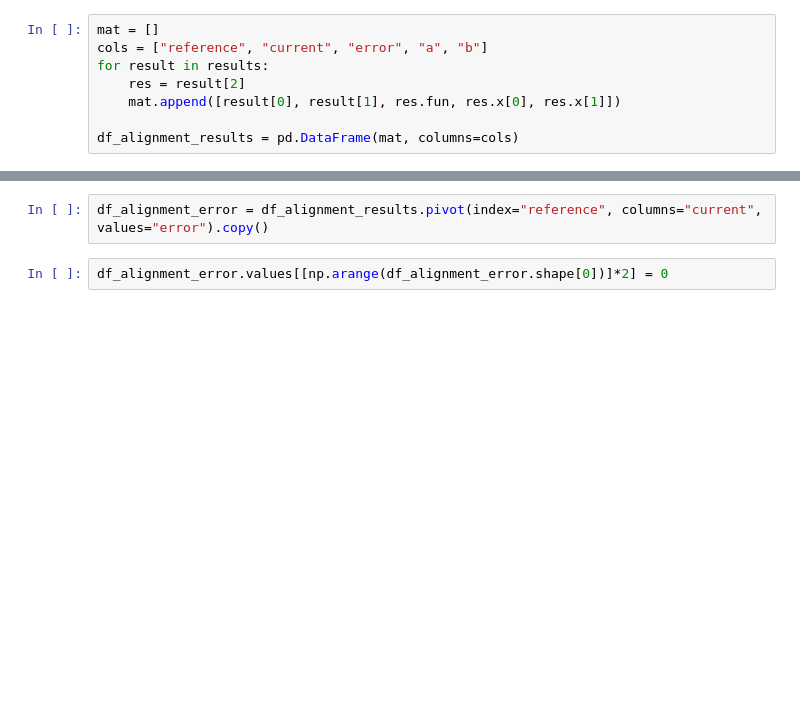
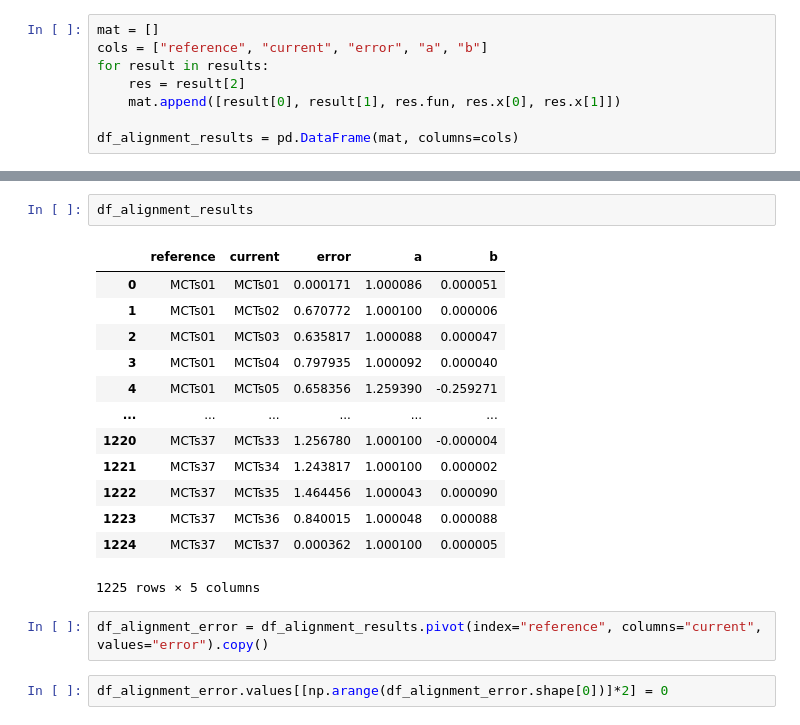
Before and after one commit to knights-lab/foodworks, a Jupyter notebook: notebooks/2_temporal_alignments_pairwise.ipynb, the cells around one changed output, grey strips where cells are left out. Cells and saved outputs as stored; diff of their text form; blank space fills up the shorter version.

```diff
--- a/notebooks/2_temporal_alignments_pairwise.ipynb
+++ b/notebooks/2_temporal_alignments_pairwise.ipynb
@@ -240,3 +284,19 @@ df_alignment_results = pd.DataFrame(mat, columns=cols)
+# %%
+df_alignment_results
+# %% [output]
+|  | reference | current | error | a | b |
+| 0 | MCTs01 | MCTs01 | 0.000171 | 1.000086 | 0.000051 |
+| 1 | MCTs01 | MCTs02 | 0.670772 | 1.000100 | 0.000006 |
+| 2 | MCTs01 | MCTs03 | 0.635817 | 1.000088 | 0.000047 |
+| 3 | MCTs01 | MCTs04 | 0.797935 | 1.000092 | 0.000040 |
+| 4 | MCTs01 | MCTs05 | 0.658356 | 1.259390 | -0.259271 |
+| ... | ... | ... | ... | ... | ... |
+| 1220 | MCTs37 | MCTs33 | 1.256780 | 1.000100 | -0.000004 |
+| 1221 | MCTs37 | MCTs34 | 1.243817 | 1.000100 | 0.000002 |
+| 1222 | MCTs37 | MCTs35 | 1.464456 | 1.000043 | 0.000090 |
+| 1223 | MCTs37 | MCTs36 | 0.840015 | 1.000048 | 0.000088 |
+| 1224 | MCTs37 | MCTs37 | 0.000362 | 1.000100 | 0.000005 |
+1225 rows × 5 columns
 # %%
 df_alignment_error = df_alignment_results.pivot(index="reference", columns="current", values="error").copy()
 # %%
```
Also changed, not shown: parts of 20 cells of this notebook, 23 other files.
